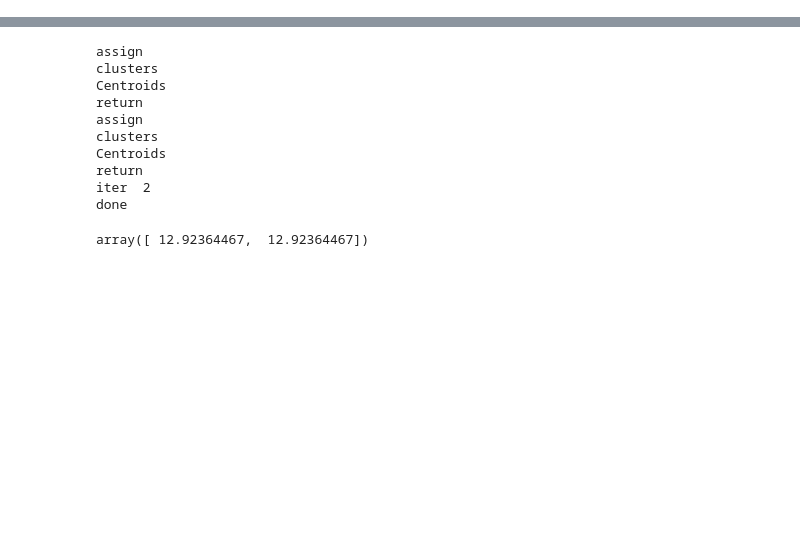
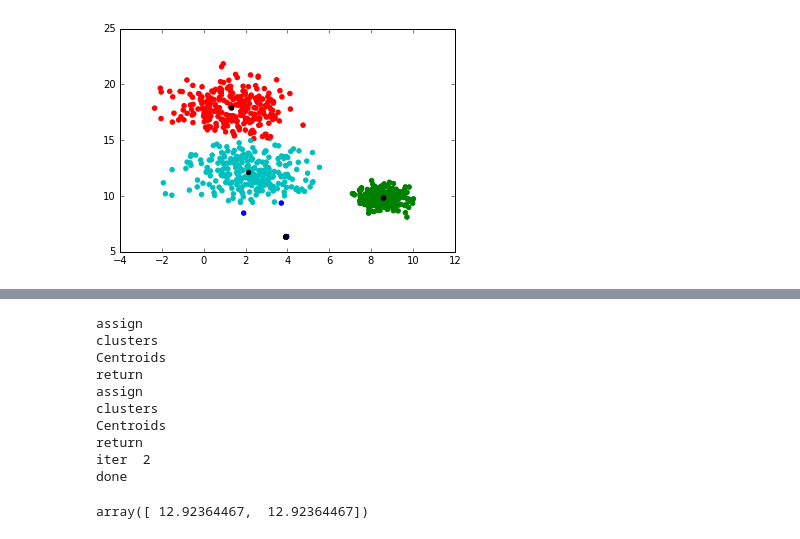
Before and after one commit to perlanie/DataMite, a Jupyter notebook: KMeans.ipynb, the cells around one changed output, grey strips where cells are left out. Saved outputs shown, nothing was run; the diff lists cells and outputs as text; code cells hidden in the pictures; blank space fills up the shorter version.

Commit message:
updated kmeans with ryans code

```diff
--- a/KMeans.ipynb
+++ b/KMeans.ipynb
@@ -133,0 +33,93 @@ centroids, cluster_assignment = kMeans(4, X.tolist())
+# %%
+def centroids(points, closest, k):
+    avg = []
+    count = [0 for x in range(k)]
+    for i in range(k):
+        avg.append(([0]*len(points[0])))
+
+    for i in range(len(points)): #for each point
+        for j in range(len(points[0])): #for each dimension
+            avg[closest[i]][j] += points[i][j]
+        count[closest[i]] += 1
+
+    for i in range(k):
+        for j in range(len(points[0])):
+            if count[i] > 0:
+                avg[i][j] /= count[i]
+    return avg
+
+def kMeans(k, points, plotting):
+    print("Starting kmeans")
+    assert k < len(points)
+    random.seed()
+    centers = []
+    while (len(centers) < k):
+        p = points[random.randint(0, len(points) - 1)]
+        if (p not in centers): #ensure we dont get duplicates
+            centers.append(p)
+
+
+    #print "Initial centers: ", centers
+    oldCenters = []
+    iteration = 0
+    while centers != oldCenters and iteration < 100:
+        iteration = iteration + 1
+        print ("Iteration ", iteration)
+
+        minDist = [sys.maxsize for x in range(len(points))]
+        closest= [sys.maxsize for x in range(len(points))]
+
+        oldCenters = centers
+
+        for i in range(len(centers)):
+            for j in range(len(points)):
+                dist = distance (centers[i], points[j])
+                if minDist[j] > dist:
+                    minDist[j] = dist
+                    closest[j] = i
+        #print("starting cent2")
+        centers = centroids(points, closest, k)
+        #print("done cent2")
+        if (plotting):
+            if len(points[0]) > 2:
+                model = TSNE(n_components=2, perplexity=80, random_state=0)
+                reduced = model.fit_transform(np.append(X,centers,axis=0))
+            else:
+                reduced = np.append(X, centers, axis=0)
+
+            colors = "bgrcmy"
+            cs = [colors[i % len(colors)] for i in closest]
+            cs += ['k'] * k
+            plt.clf()
+            plt.scatter(reduced[:,0], reduced[:,1], color = cs)
+            display.clear_output(wait=True)
+            display.display(plt.gcf())
+            time.sleep(1)
+
+    if len(points[0]) > 2:
+        model = TSNE(n_components=2, perplexity=80, random_state=0)
+        reduced = model.fit_transform(np.append(X,centers,axis=0))
+    else:
+        reduced = np.append(X, centers, axis=0)
+
+        colors = "bgrcmy"
+        cs = [colors[i % len(colors)] for i in closest]
+        cs += ['k'] * k
+        plt.clf()
+        plt.scatter(reduced[:,0], reduced[:,1], color = cs)
+        display.clear_output(wait=True)
+        display.display(plt.gcf())
+
+    return centers, closest
+
+#computes the distance squared between 2 n dimensional tuples
+def distance(a, b):
+    assert len(a) == len(b)
+    d = 0
+    for i in range(len(a)):
+        d += (a[i]-b[i])*(a[i]-b[i])
+    return d
+
+centroids, cluster_assignment = kMeans(4, X.tolist(), False)
+# %% [output]
+[figure, added]
```
Also changed, not shown: parts of 4 cells of this notebook.
